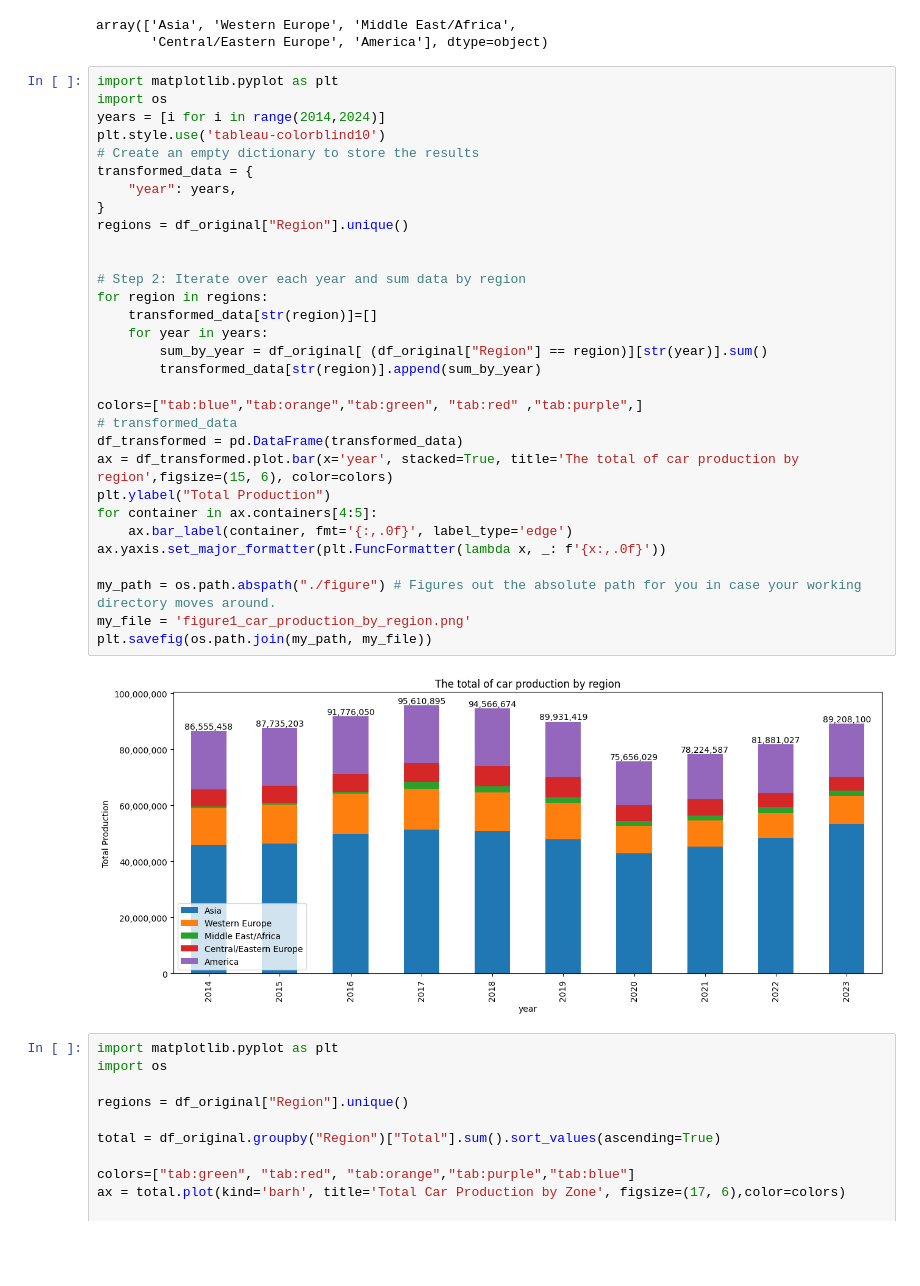
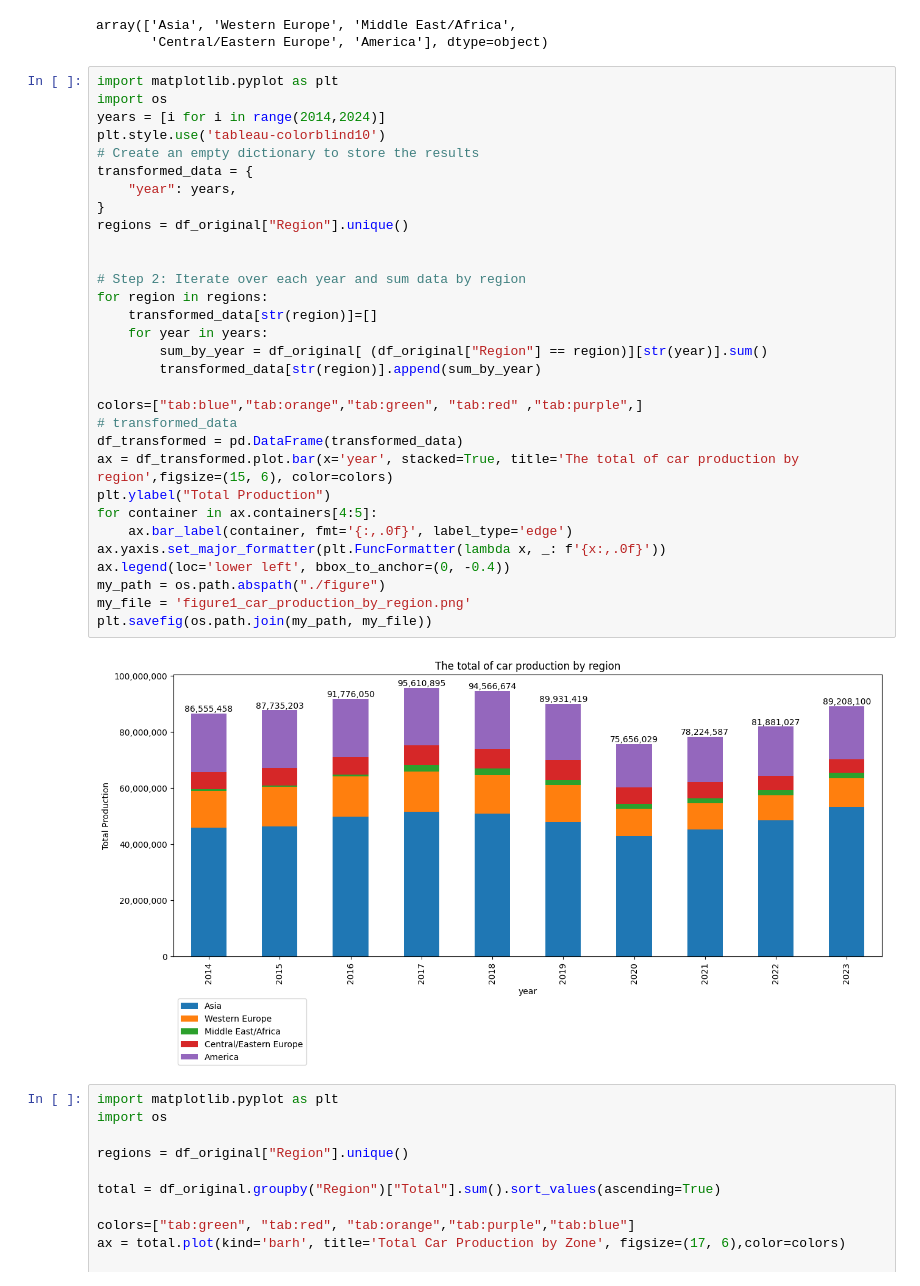
Before and after one commit to maxvcbhan/DADS5001-car-production, a Jupyter notebook: app.ipynb, the cells around one changed output. Cells and saved outputs as stored; diff of their text form; blank space fills up the shorter version.

```diff
--- a/app.ipynb
+++ b/app.ipynb
@@ -24,36 +24,36 @@ array(['Asia', 'Western Europe', 'Middle East/Africa',
 # %%
 import matplotlib.pyplot as plt
 import os
 years = [i for i in range(2014,2024)]
 plt.style.use('tableau-colorblind10')
 # Create an empty dictionary to store the results
 transformed_data = {
     "year": years,
 }
 regions = df_original["Region"].unique()
 
 
 # Step 2: Iterate over each year and sum data by region
 for region in regions:
     transformed_data[str(region)]=[]
     for year in years:
         sum_by_year = df_original[ (df_original["Region"] == region)][str(year)].sum()
         transformed_data[str(region)].append(sum_by_year)
 
 colors=["tab:blue","tab:orange","tab:green", "tab:red" ,"tab:purple",]
 # transformed_data
 df_transformed = pd.DataFrame(transformed_data)
 ax = df_transformed.plot.bar(x='year', stacked=True, title='The total of car production by region',figsize=(15, 6), color=colors)
 plt.ylabel("Total Production")
 for container in ax.containers[4:5]:
     ax.bar_label(container, fmt='{:,.0f}', label_type='edge')
 ax.yaxis.set_major_formatter(plt.FuncFormatter(lambda x, _: f'{x:,.0f}'))
-
-my_path = os.path.abspath("./figure") # Figures out the absolute path for you in case your working directory moves around.
+ax.legend(loc='lower left', bbox_to_anchor=(0, -0.4))
+my_path = os.path.abspath("./figure")
 my_file = 'figure1_car_production_by_region.png'
 plt.savefig(os.path.join(my_path, my_file))
 # %% [output]
-[figure, old version]
+[figure, new version]
 # %%
 import matplotlib.pyplot as plt
 import os
```
Also changed, not shown: parts of 1 cell of this notebook.
